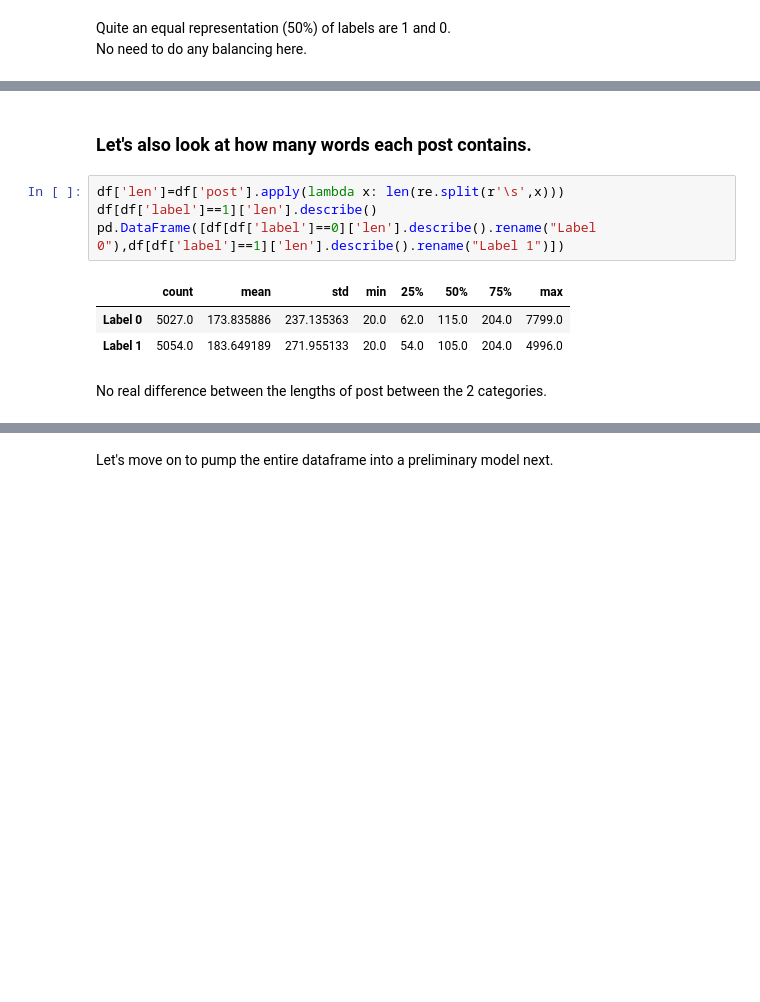
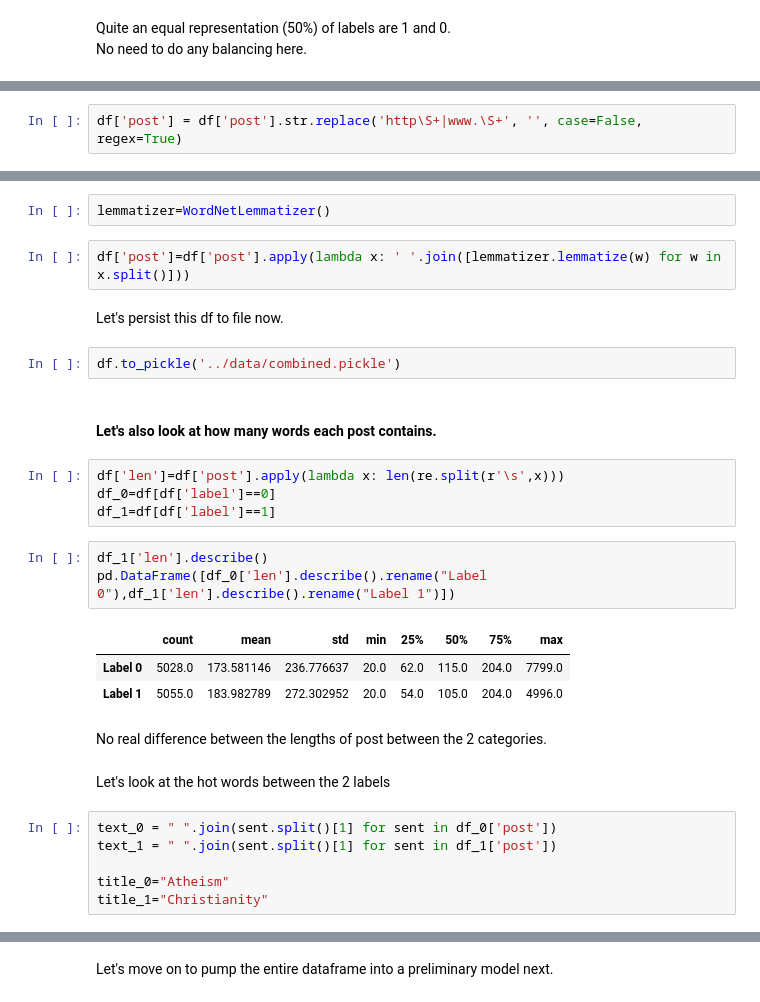
Before and after one commit to garyfoohw/GA_DSIF_project_3, a Jupyter notebook: code/02_EDA.ipynb, the cells around one changed output, grey strips where cells are left out. Drawn from its saved outputs; the diff is of its cells as text; blank space fills up the shorter version.

```diff
--- a/code/02_EDA.ipynb
+++ b/code/02_EDA.ipynb
@@ -54,0 +77,2 @@ No need to do any balancing here.
+# %%
+df['post'] = df['post'].str.replace('http\S+|www.\S+', '', case=False, regex=True)
@@ -55,12 +106,31 @@ No need to do any balancing here.
+# %%
+lemmatizer=WordNetLemmatizer()
+# %%
+df['post']=df['post'].apply(lambda x: ' '.join([lemmatizer.lemmatize(w) for w in x.split()]))
+# %% [markdown]
+Let's persist this df to file now.
+# %%
+df.to_pickle('../data/combined.pickle')
 # %% [markdown]
-### Let's also look at how many words each post contains.
+#### Let's also look at how many words each post contains.
+# %%
+df['len']=df['post'].apply(lambda x: len(re.split(r'\s',x)))
+df_0=df[df['label']==0]
+df_1=df[df['label']==1]
 # %%
-df['len']=df['post'].apply(lambda x: len(re.split(r'\s',x)))
-df[df['label']==1]['len'].describe()
-pd.DataFrame([df[df['label']==0]['len'].describe().rename("Label 0"),df[df['label']==1]['len'].describe().rename("Label 1")])
+df_1['len'].describe()
+pd.DataFrame([df_0['len'].describe().rename("Label 0"),df_1['len'].describe().rename("Label 1")])
 # %% [output]
 |  | count | mean | std | min | 25% | 50% | 75% | max |
-| Label 0 | 5027.0 | 173.835886 | 237.135363 | 20.0 | 62.0 | 115.0 | 204.0 | 7799.0 |
-| Label 1 | 5054.0 | 183.649189 | 271.955133 | 20.0 | 54.0 | 105.0 | 204.0 | 4996.0 |
+| Label 0 | 5028.0 | 173.581146 | 236.776637 | 20.0 | 62.0 | 115.0 | 204.0 | 7799.0 |
+| Label 1 | 5055.0 | 183.982789 | 272.302952 | 20.0 | 54.0 | 105.0 | 204.0 | 4996.0 |
 # %% [markdown]
 No real difference between the lengths of post between the 2 categories.
+# %% [markdown]
+Let's look at the hot words between the 2 labels
+# %%
+text_0 = " ".join(sent.split()[1] for sent in df_0['post'])
+text_1 = " ".join(sent.split()[1] for sent in df_1['post'])
+
+title_0="Atheism"
+title_1="Christianity"
```
Also changed, not shown: parts of 30 cells of this notebook, 9 other files.
